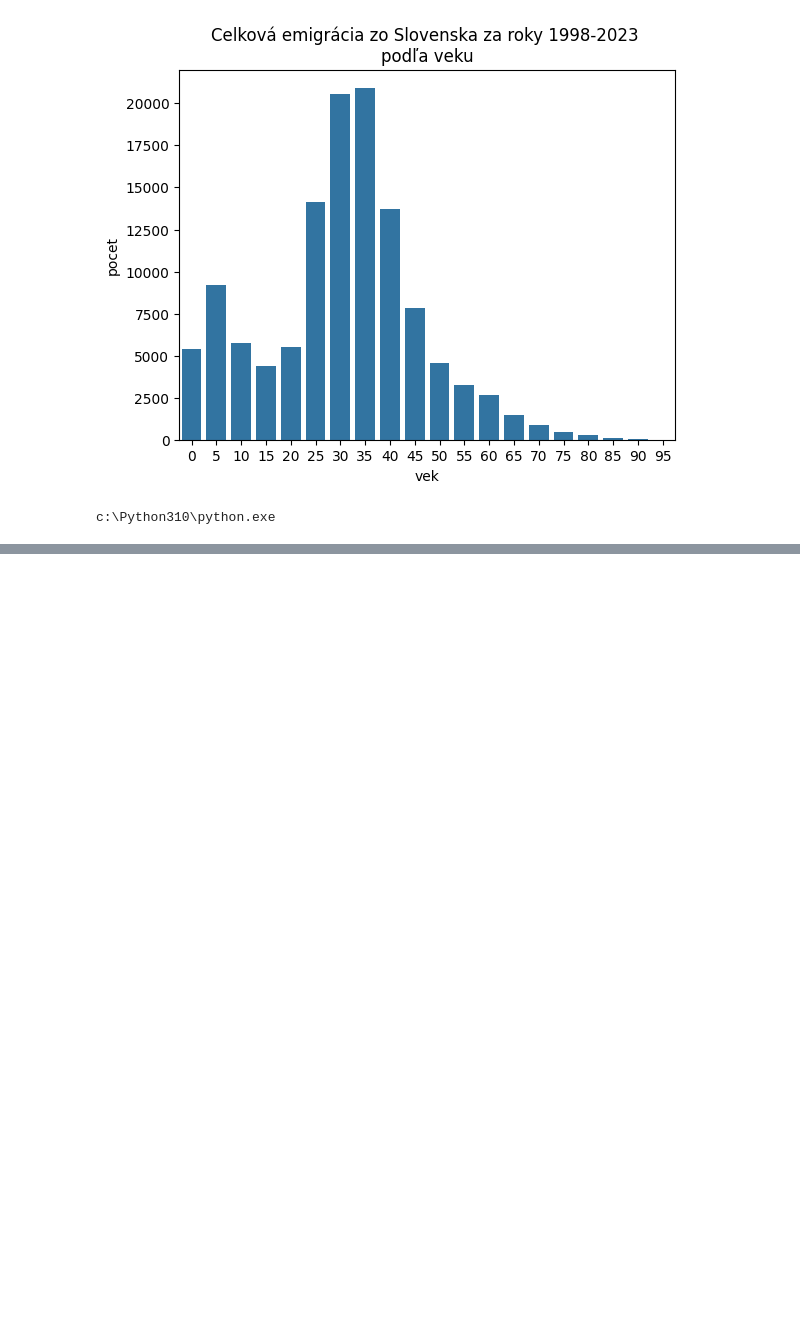
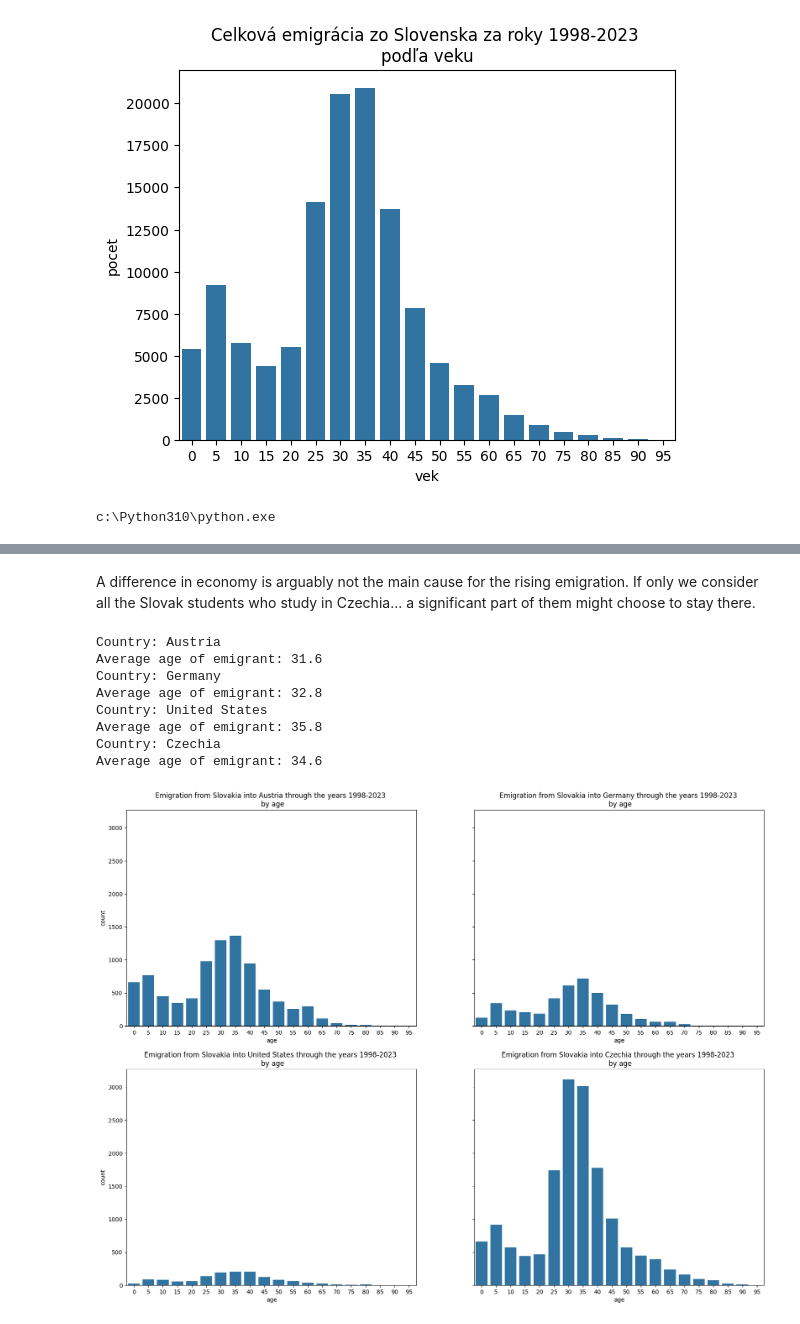
Before and after one commit to jatofi-official/migration-eu-analysis, a Jupyter notebook: Notebooks/Slovenska_Emigracia_Ado.ipynb, the cells around one changed output, grey strips where cells are left out. Cells and saved outputs as stored; diff of their text form; code cells hidden in the pictures; blank space fills up the shorter version.

```diff
--- a/Notebooks/Slovenska_Emigracia_Ado.ipynb
+++ b/Notebooks/Slovenska_Emigracia_Ado.ipynb
@@ -124,0 +206,19 @@ draw_choropleth(into_countries, column = 'count', save_name=False)
+# %% [markdown]
+A difference in economy is arguably not the main cause for the rising emigration.
+If only we consider all the Slovak students who study in Czechia... a significant part of them might choose to stay there.
+# %%
+figure, axis = plt.subplots(2,2, figsize = (20,15), sharey = True)
+c = ('Austria', 'Germany', 'United States', 'Czechia')
+for i in range(2):
+    for j in range(2):
+        draw_age_histogram(axis = axis[i][j], country = c[i*2+j], print_info=False, print_average = True)
+# %% [output]
+Country: Austria
+Average age of emigrant: 31.6
+Country: Germany
+Average age of emigrant: 32.8
+Country: United States
+Average age of emigrant: 35.8
+Country: Czechia
+Average age of emigrant: 34.6
+[figure, added]
```
Also changed, not shown: parts of 5 cells of this notebook.
